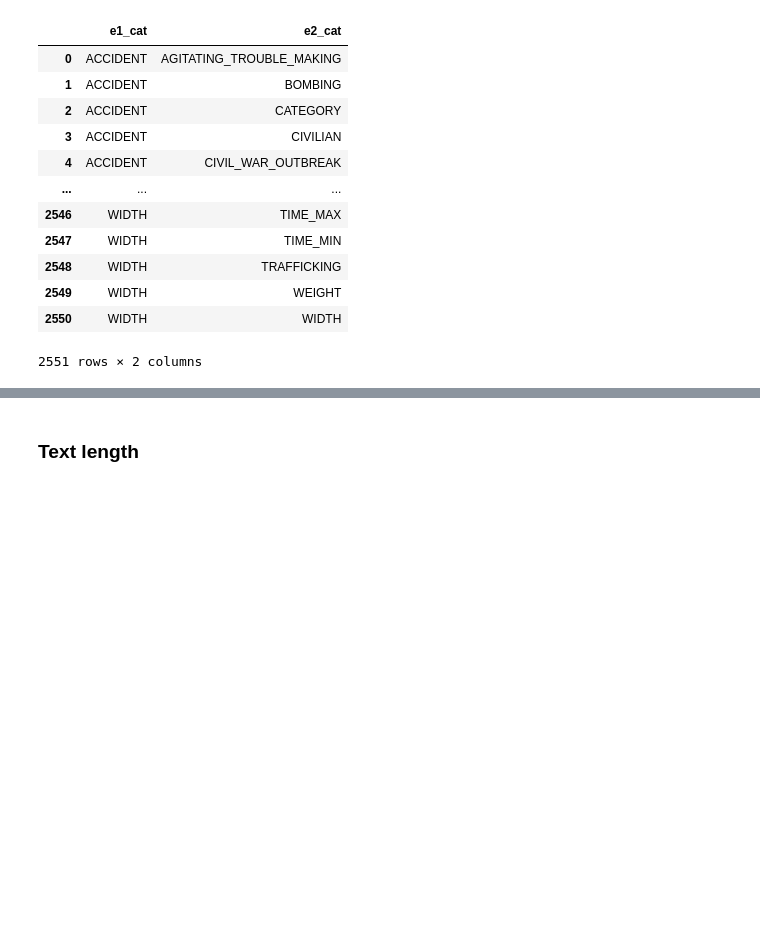
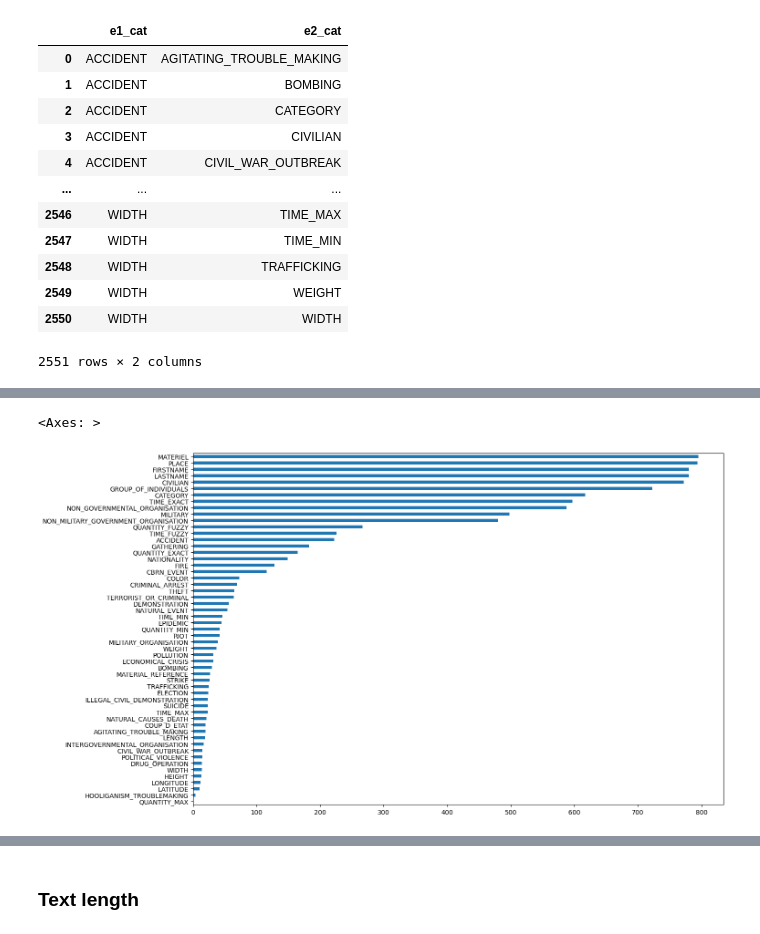
Before and after one commit to lengocluyen/relation_extraction_textmine25, a Jupyter notebook: defi_textmine_2025/eda.ipynb, the cells around one changed output, grey strips where cells are left out. Drawn from its saved outputs; the diff is of its cells as text; code cells hidden in the pictures; blank space fills up the shorter version.

```diff
--- a/defi_textmine_2025/eda.ipynb
+++ b/defi_textmine_2025/eda.ipynb
@@ -779,0 +820,6 @@ entity_pairs_never_in_relation_df
+# %%
+plt.figure(figsize=(15, 10))
+n_texts_per_entity_type.plot.barh()
+# %% [output]
+<Axes: >
+[figure, added]
```
Also changed, not shown: parts of 29 cells of this notebook, 5 other files.
